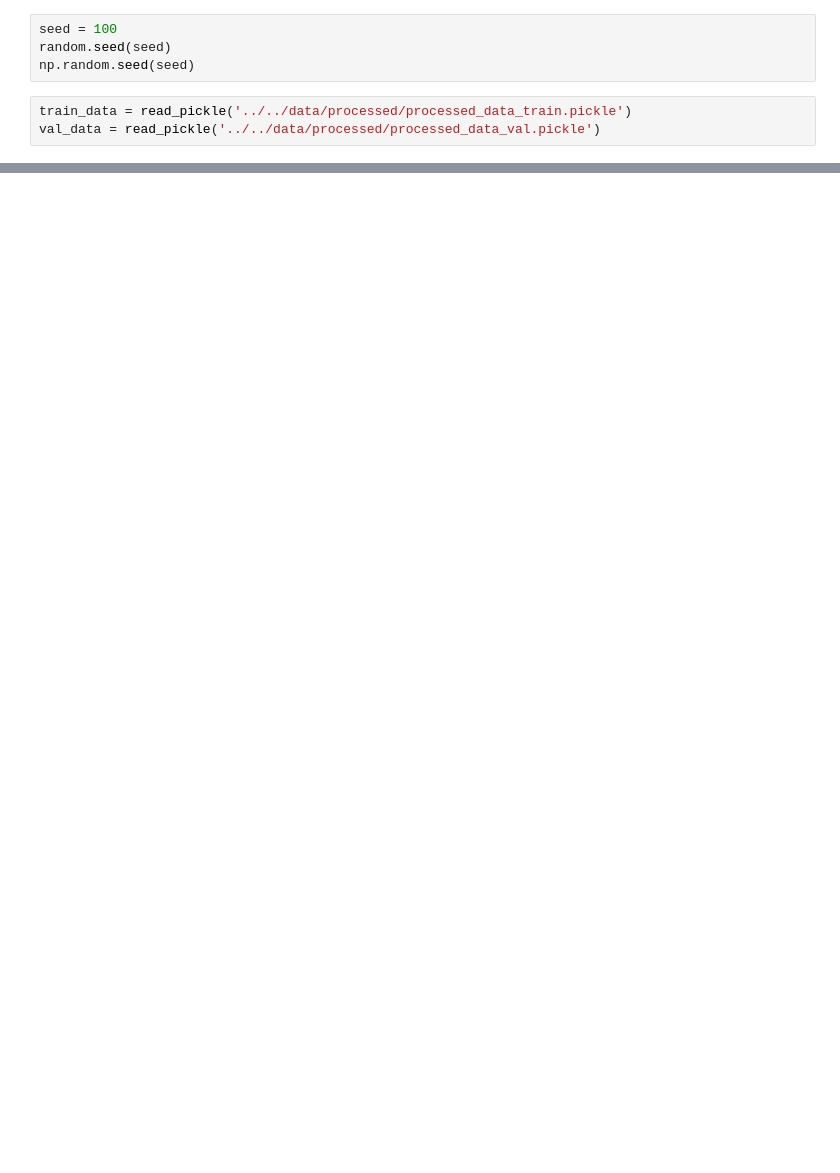
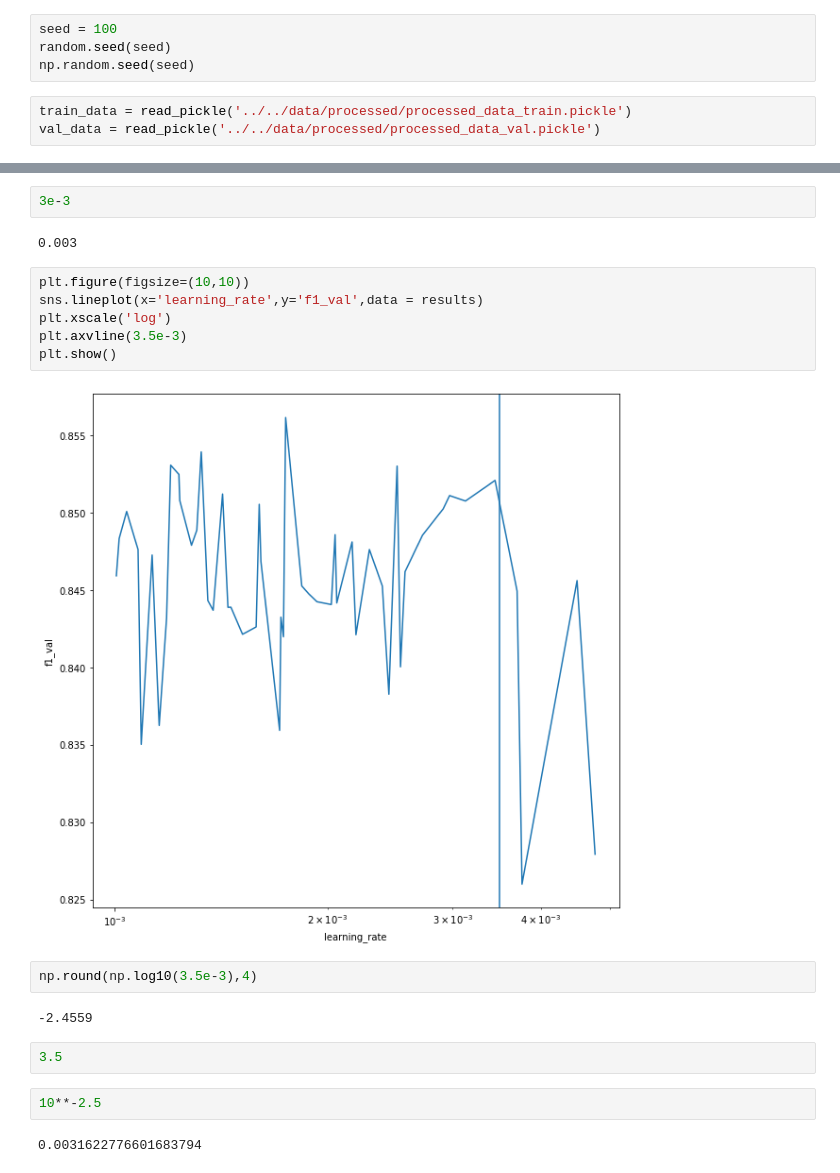
Before and after one commit to samirchar/toxic_comments, a Jupyter notebook: notebooks/train.ipynb, the cells around one changed output, grey strips where cells are left out. Saved outputs shown, nothing was run; the diff lists cells and outputs as text; blank space fills up the shorter version.

```diff
--- a/notebooks/train.ipynb
+++ b/notebooks/train.ipynb
@@ -379,0 +751,22 @@ KeyboardInterrupt:
+# %%
+3e-3
+# %% [output]
+0.003
+# %%
+plt.figure(figsize=(10,10))
+sns.lineplot(x='learning_rate',y='f1_val',data = results)
+plt.xscale('log')
+plt.axvline(3.5e-3)
+plt.show()
+# %% [output]
+[figure, added]
+# %%
+np.round(np.log10(3.5e-3),4)
+# %% [output]
+-2.4559
+# %%
+3.5
+# %%
+10**-2.5
+# %% [output]
+0.0031622776601683794
```
Also changed, not shown: parts of 78 cells of this notebook, 9 other files.
